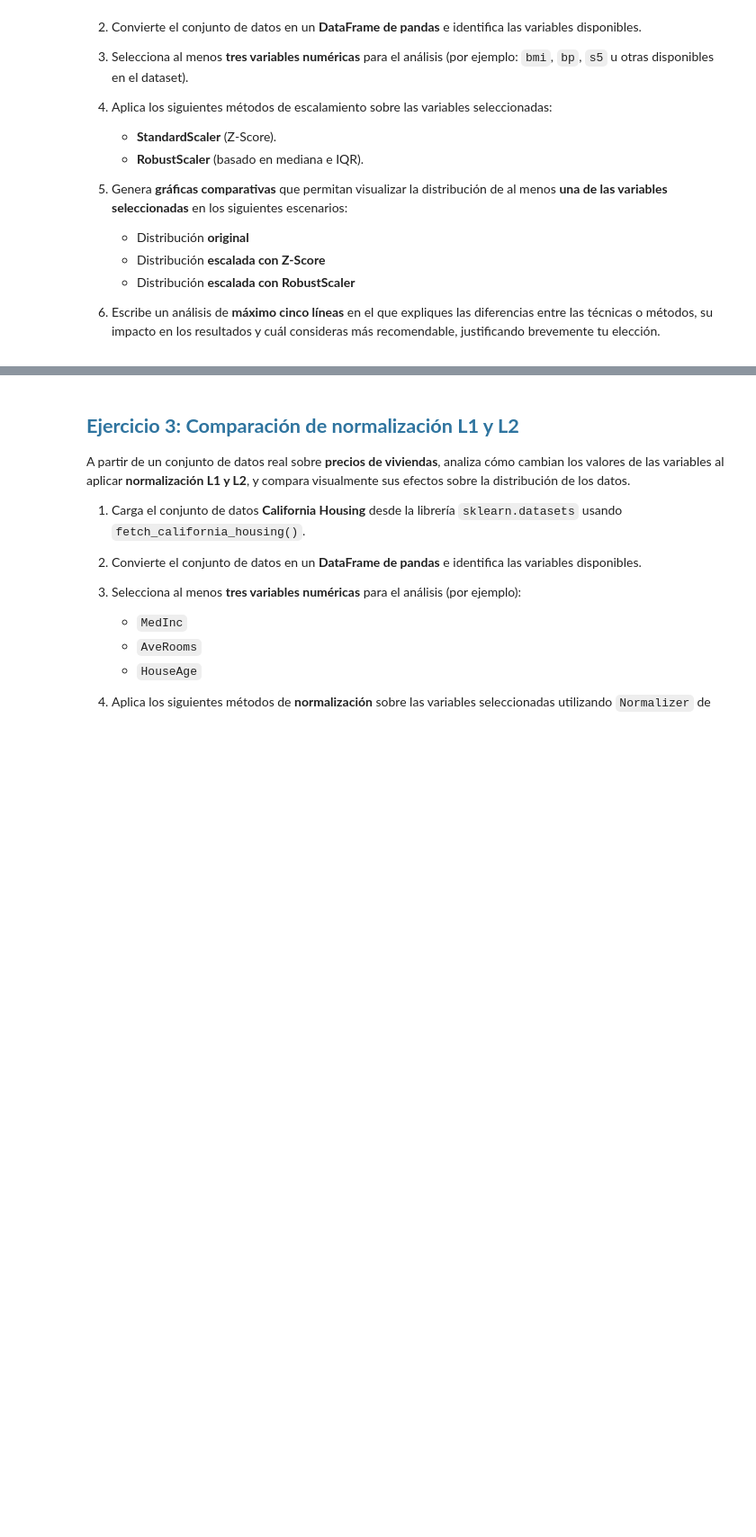
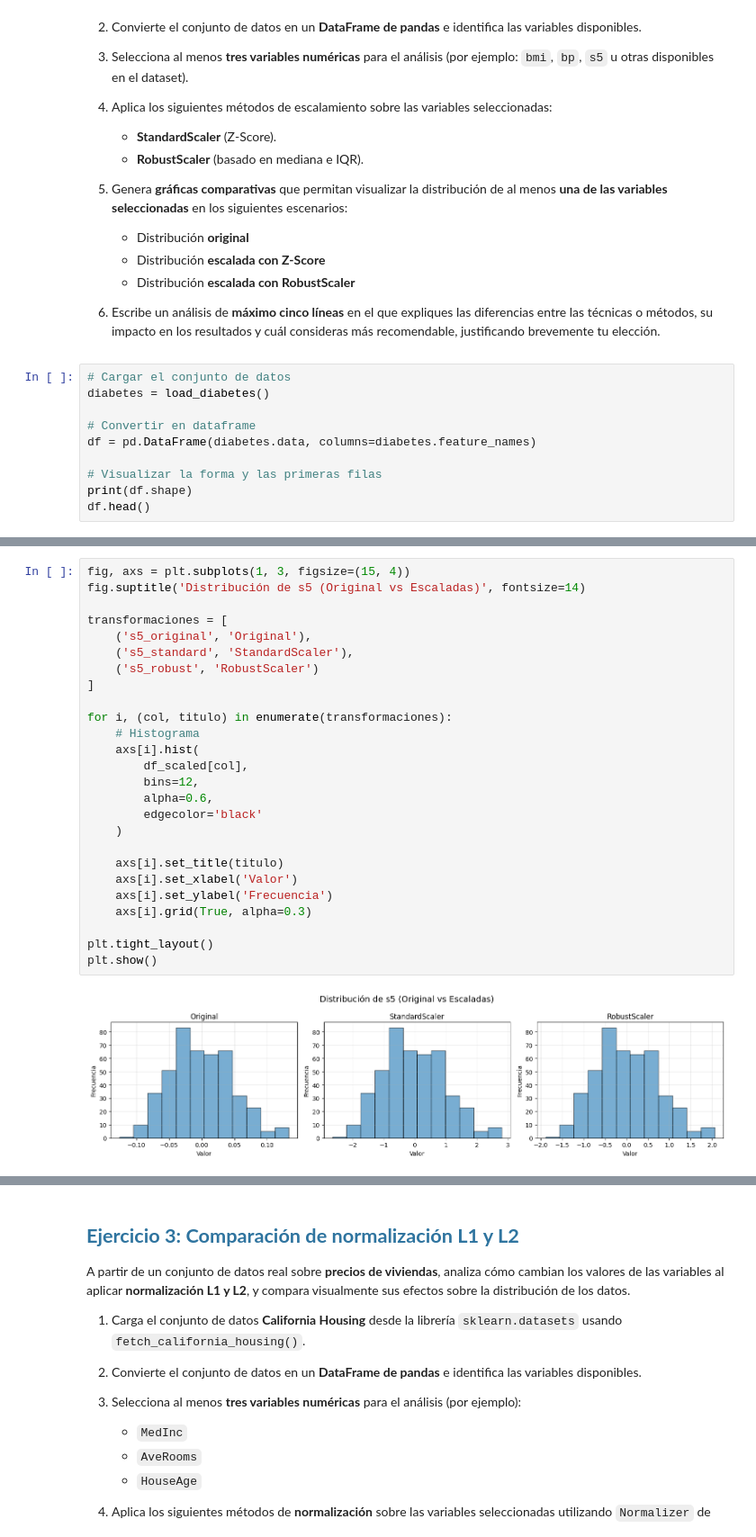
Before and after one commit to JulianCarvajal/BeatAnalytics, a Jupyter notebook: sesiones_practicas/sp_3_natalia_bernal_julian_carvajal.ipynb, the cells around one changed output, grey strips where cells are left out. Shown at 90% size. Cells and saved outputs as stored; diff of their text form; blank space fills up the shorter version.

```diff
--- a/sesiones_practicas/sp_3_natalia_bernal_julian_carvajal.ipynb
+++ b/sesiones_practicas/sp_3_natalia_bernal_julian_carvajal.ipynb
@@ -191,3 +195,13 @@ A partir de un conjunto de datos real sobre **diabetes**, analiza cómo cambia l
    - Distribución **escalada con RobustScaler**
 
 6. Escribe un análisis de **máximo cinco líneas** en el que expliques las diferencias entre las técnicas o métodos, su impacto en los resultados y cuál consideras más recomendable, justificando brevemente tu elección.
+# %%
+# Cargar el conjunto de datos
+diabetes = load_diabetes()
+
+# Convertir en dataframe
+df = pd.DataFrame(diabetes.data, columns=diabetes.feature_names)
+
+# Visualizar la forma y las primeras filas
+print(df.shape)
+df.head()
@@ -193,0 +250,28 @@ A partir de un conjunto de datos real sobre **diabetes**, analiza cómo cambia l
+# %%
+fig, axs = plt.subplots(1, 3, figsize=(15, 4))
+fig.suptitle('Distribución de s5 (Original vs Escaladas)', fontsize=14)
+
+transformaciones = [
+    ('s5_original', 'Original'),
+    ('s5_standard', 'StandardScaler'),
+    ('s5_robust', 'RobustScaler')
+]
+
+for i, (col, titulo) in enumerate(transformaciones):
+    # Histograma
+    axs[i].hist(
+        df_scaled[col],
+        bins=12,
+        alpha=0.6,
+        edgecolor='black'
+    )
+
+    axs[i].set_title(titulo)
+    axs[i].set_xlabel('Valor')
+    axs[i].set_ylabel('Frecuencia')
+    axs[i].grid(True, alpha=0.3)
+
+plt.tight_layout()
+plt.show()
+# %% [output]
+[figure, added]
```
Also changed, not shown: parts of 6 cells of this notebook.
